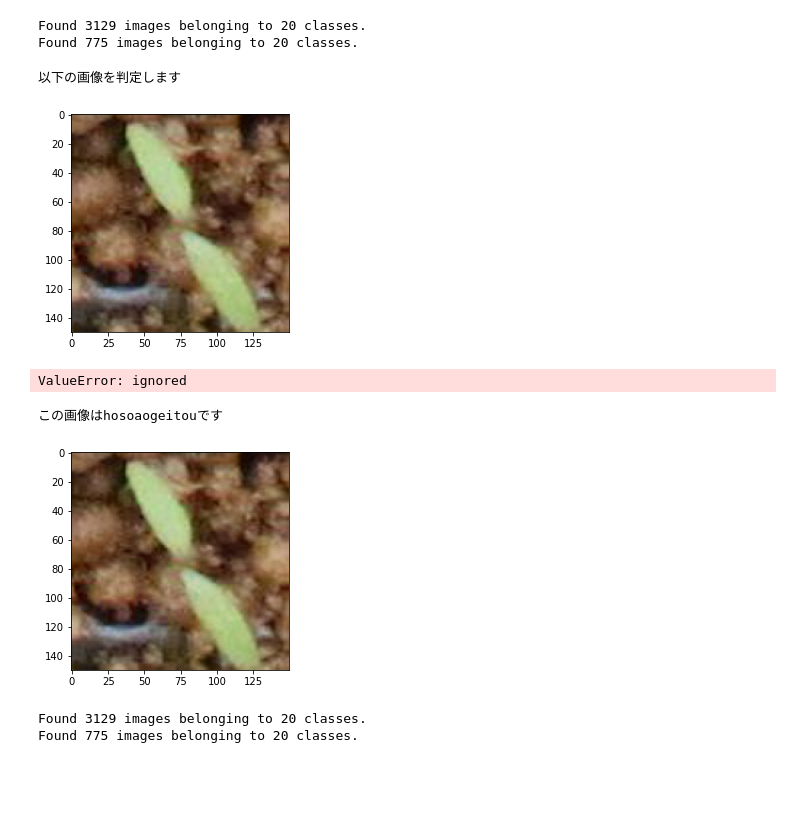
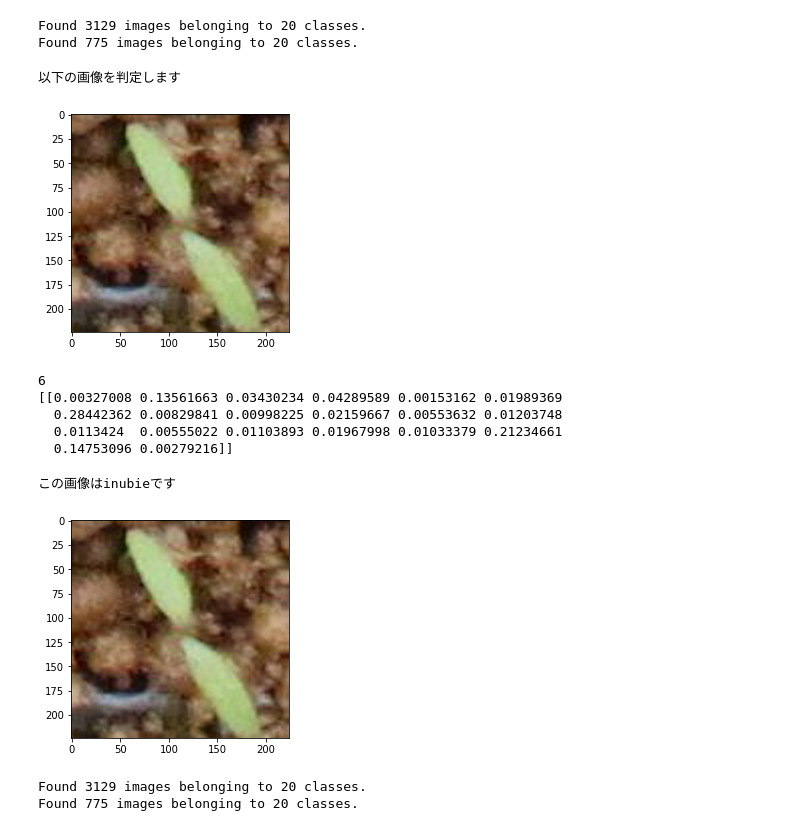
Before and after one commit to kanzaki-coder/deeplearning, a Jupyter notebook: weed_VGG16_fine_tuning.ipynb, the cells around one changed output. Cells and saved outputs as stored; diff of their text form; code cells hidden in the pictures; blank space fills up the shorter version.

```diff
--- a/weed_VGG16_fine_tuning.ipynb
+++ b/weed_VGG16_fine_tuning.ipynb
@@ -254,22 +263,22 @@ classes=["hakidamegiku","hakidamegiku","hosoaogeitou","hosoaogeitou","ichibi",
 # %%
 
 from PIL import Image
 
 #img_path2= "/content/drive/My Drive/cluster0312/hakidamegiku1/hakidamegiku_IMG_1524_10.JPG"
 img_path2= "/content/drive/My Drive/cluster0312/hosoaogeitou1/hosoaogeitou_IMG_1526_1.JPG"
 #↑判定させたいpathを指定する
 
-input_size=150
+input_size=224
 
 img = Image.open(img_path2).convert('RGB')
 img = img.resize((input_size,input_size))
 x = np.array(img, dtype=np.float32)
 x = x / 255.
 plt.imshow(x)
 print("以下の画像を判定します")
 # %% [output]
 以下の画像を判定します
-[figure, old version]
+[figure, new version]
 # %%
 
 y=np.expand_dims(x,axis=0)
@@ -282,13 +291,17 @@ print(pred_label)
 #もし各可能性を行列で見たい場合
 print(pred)
 # %% [output]
-ValueError: ignored
+6
+[[0.00327008 0.13561663 0.03430234 0.04289589 0.00153162 0.01989369
+  0.28442362 0.00829841 0.00998225 0.02159667 0.00553632 0.01203748
+  0.0113424  0.00555022 0.01103893 0.01967998 0.01033379 0.21234661
+  0.14753096 0.00279216]]
 # %%
 plt.imshow(x)
 print("この画像は"+classes[pred_label]+"です")
 # %% [output]
-この画像はhosoaogeitouです
+この画像はinubieです
-[figure, old version]
+[figure, new version]
 # %%
 '''
 ここからtest
```
Also changed, not shown: parts of 11 cells of this notebook.
